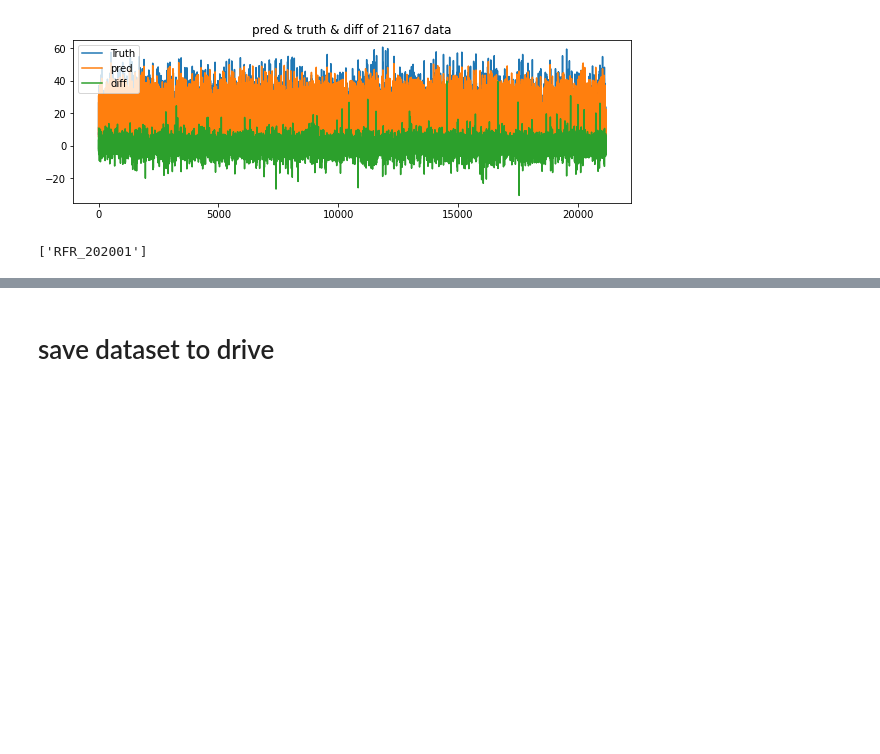
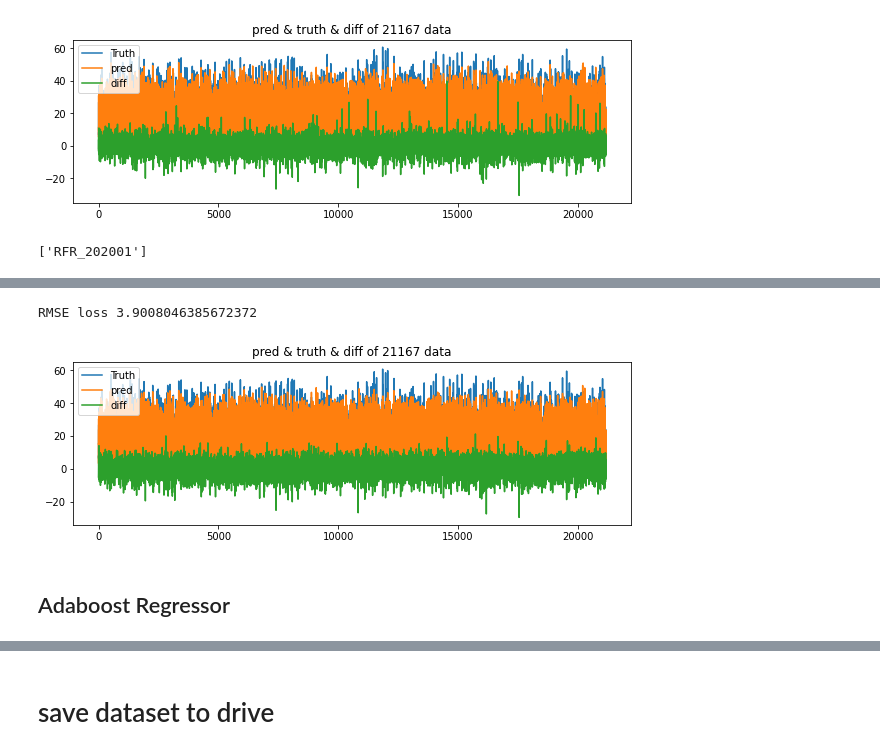
Before and after one commit to luanakwon/GroundTemperature, a Jupyter notebook: GroundTemp.ipynb, the cells around one changed output, grey strips where cells are left out. Cells and saved outputs as stored; diff of their text form; code cells hidden in the pictures; blank space fills up the shorter version.

```diff
--- a/GroundTemp.ipynb
+++ b/GroundTemp.ipynb
@@ -261,0 +264,26 @@ joblib.dump(RFR_model, 'RFR_202001')
+# %%
+GBR_model = GradientBoostingRegressor(
+    loss='squared_error',
+    learning_rate=0.1,
+    n_estimators=200,
+    subsample=1.0,
+    criterion='friedman_mse',
+    min_samples_split=2,
+    min_samples_leaf=1,
+    min_weight_fraction_leaf=0.0,
+    max_depth=3,
+    min_impurity_decrease=0.0,
+    init=None,
+    random_state=RANDOM_STATE,
+    max_features=None,
+    alpha=0.9, # only for huber loss or quantile loss
+    verbose=1,
+    max_leaf_nodes=None,
+    warm_start=False, # resume from previous fit
+    validation_fraction=0.1,
+    n_iter_no_change=30, # n of iters with no improvement
+    tol=0.0001,
+    ccp_alpha=0.0
+)
+# %%
+GBR_model.fit(X_train,Y_train.values.ravel())
@@ -261,0 +310,17 @@ joblib.dump(RFR_model, 'RFR_202001')
+# %%
+prediction = GBR_model.predict(X_test)
+diff = prediction - Y_test.values.ravel()
+loss = np.sqrt(np.mean(diff**2))
+print(f'RMSE loss {loss}')
+# %% [output]
+RMSE loss 3.9008046385672372
+# %%
+plt.figure(figsize=(10,3))
+plt.title(f'pred & truth & diff of {X_test.shape[0]} data')
+plt.plot(Y_test.values.ravel(), label='Truth')
+plt.plot(prediction,label='pred')
+plt.plot(diff,label='diff')
+plt.legend()
+plt.show()
+# %% [output]
+[figure, added]
@@ -261,0 +330,2 @@ joblib.dump(RFR_model, 'RFR_202001')
+# %% [markdown]
+## Adaboost Regressor
```
Also changed, not shown: parts of 10 cells of this notebook.
